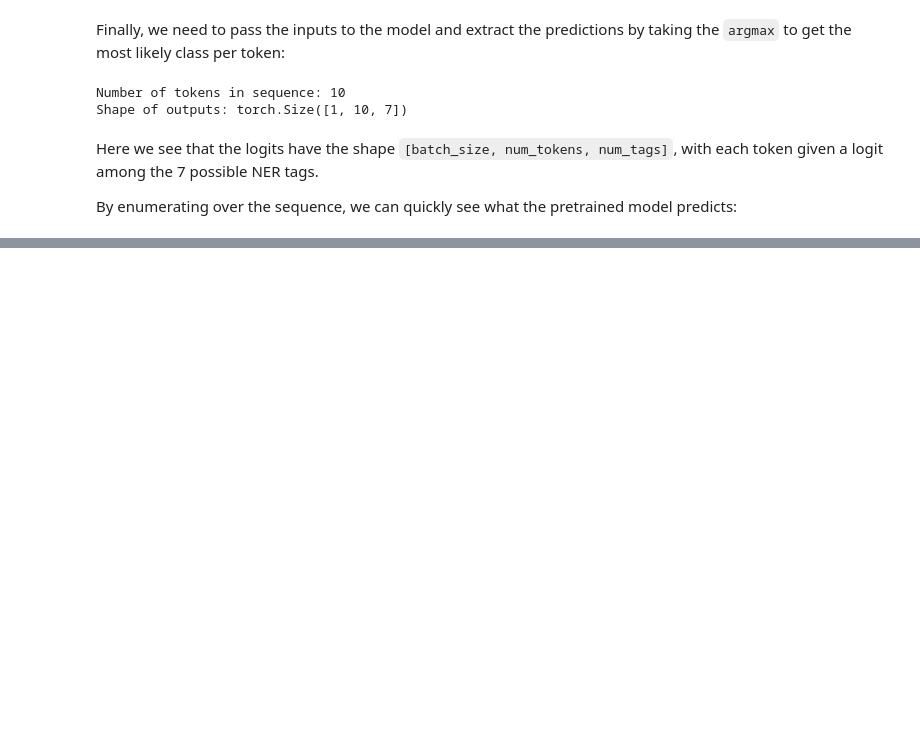
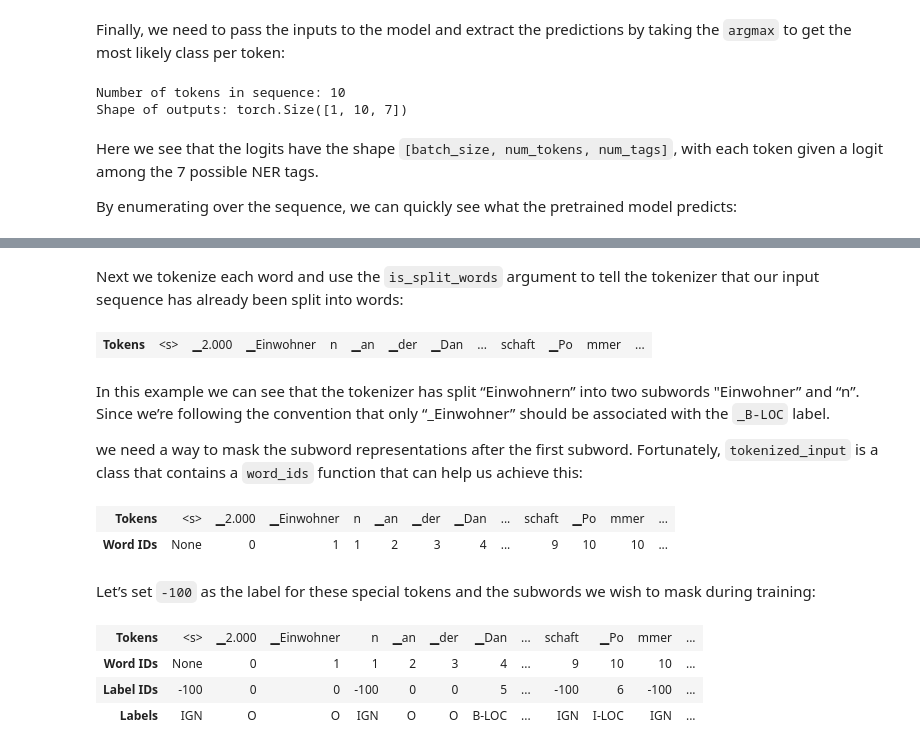
Before and after one commit to rahiakela/transformers-research-and-practice, a Jupyter notebook: natural-language-processing-with-transformers/04-multilingual-ner/multilingual_named_entity_recognition.ipynb, the cells around one changed output, grey strips where cells are left out. Saved outputs shown, nothing was run; the diff lists cells and outputs as text; code cells hidden in the pictures; blank space fills up the shorter version.

```diff
--- a/natural-language-processing-with-transformers/04-multilingual-ner/multilingual_named_entity_recognition.ipynb
+++ b/natural-language-processing-with-transformers/04-multilingual-ner/multilingual_named_entity_recognition.ipynb
@@ -498,0 +554,48 @@ display_df(df, header=None)
+# %%
+words, labels = de_example["tokens"], de_example["ner_tags"]
+# %% [markdown]
+Next we tokenize each word and use the `is_split_words` argument to tell the tokenizer that our input
+sequence has already been split into words:
+# %%
+tokenized_input = xlmr_tokenizer(de_example["tokens"], is_split_into_words=True)
+tokens = xlmr_tokenizer.convert_ids_to_tokens(tokenized_input["input_ids"])
+df = pd.DataFrame([tokens], ["Tokens"])
+display_df(df, header=None)
+# %% [output]
+| Tokens | <s> | ▁2.000 | ▁Einwohner | n | ▁an | ▁der | ▁Dan | ... | schaft | ▁Po | mmer | ... |
+# %% [markdown]
+In this example we can see that the tokenizer has split “Einwohnern” into two subwords "Einwohner” and “n”.
+Since we’re following the convention that only “_Einwohner” should be associated with the `_B-LOC` label.
+
+we need a way to mask the subword representations after the first
+subword. Fortunately, `tokenized_input` is a class that contains a `word_ids` function that can help us
+achieve this:
+# %%
+word_ids = tokenized_input.word_ids()
+df = pd.DataFrame([tokens, word_ids], ["Tokens", "Word IDs"])
+display_df(df, header=None)
+# %% [output]
+| Tokens | <s> | ▁2.000 | ▁Einwohner | n | ▁an | ▁der | ▁Dan | ... | schaft | ▁Po | mmer | ... |
+| Word IDs | None | 0 | 1 | 1 | 2 | 3 | 4 | ... | 9 | 10 | 10 | ... |
+# %% [markdown]
+Let’s set `-100` as the label for these special tokens and the subwords we wish to mask during training:
+# %%
+previous_word_idx = None,
+label_ids = []
+
+for word_idx in word_ids:
+  if word_idx is None or word_idx == previous_word_idx:
+    label_ids.append(-100)
+  elif word_idx !=previous_word_idx:
+    label_ids.append(labels[word_idx])
+  previous_word_idx = word_idx
+
+labels = [index2tag[label] if label != -100 else "IGN" for label in label_ids]
+df_index = ["Tokens", "Word IDs", "Label IDs", "Labels"]
+df = pd.DataFrame([tokens, word_ids, label_ids, labels], index=df_index)
+display_df(df, header=None)
+# %% [output]
+| Tokens | <s> | ▁2.000 | ▁Einwohner | n | ▁an | ▁der | ▁Dan | ... | schaft | ▁Po | mmer | ... |
+| Word IDs | None | 0 | 1 | 1 | 2 | 3 | 4 | ... | 9 | 10 | 10 | ... |
+| Label IDs | -100 | 0 | 0 | -100 | 0 | 0 | 5 | ... | -100 | 6 | -100 | ... |
+| Labels | IGN | O | O | IGN | O | O | B-LOC | ... | IGN | I-LOC | IGN | ... |
```
Also changed, not shown: parts of 22 cells of this notebook.
